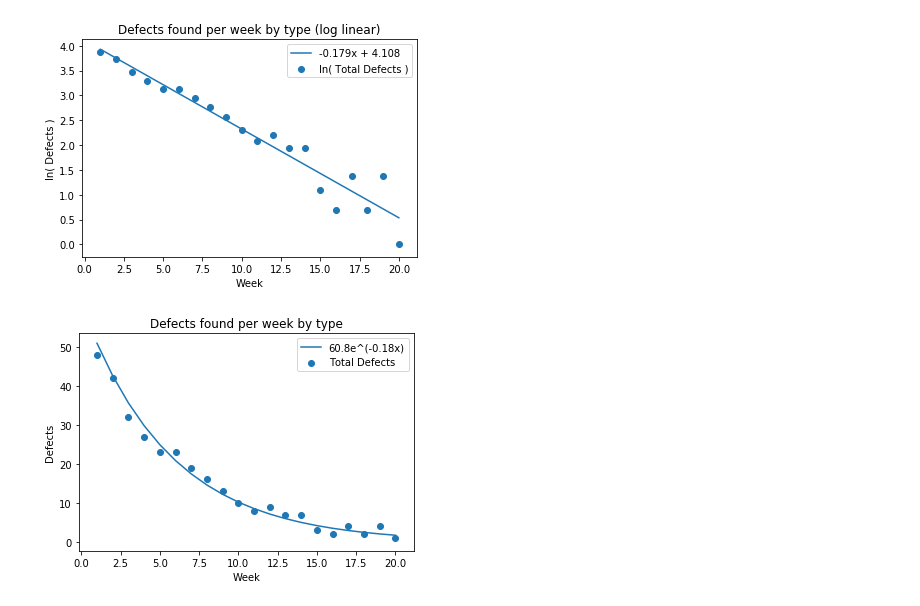
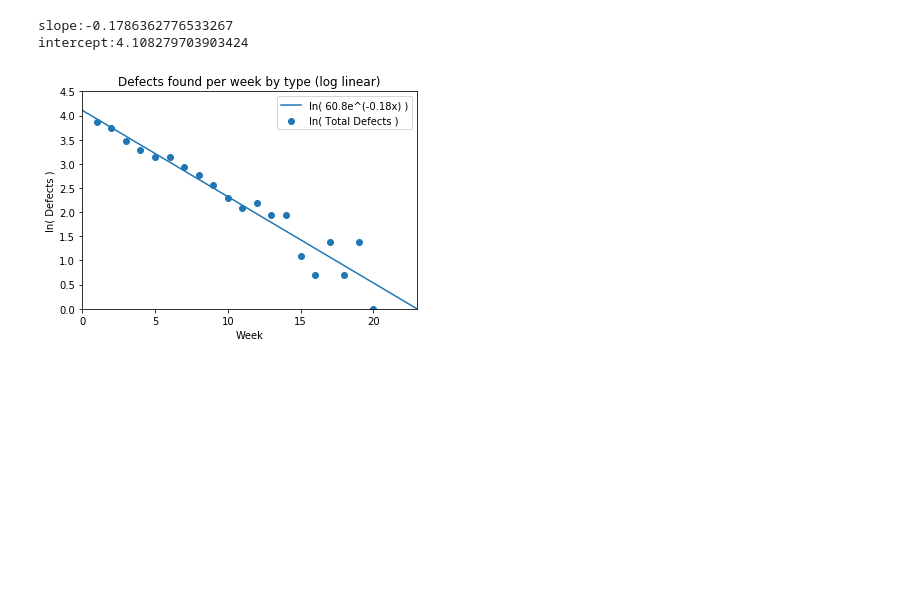
Before and after one commit to Alastairm/cits5502-assignment1, a Jupyter notebook: py/Notebook.ipynb, the cells around one changed output. Drawn from its saved outputs; the diff is of its cells as text; code cells hidden in the pictures; blank space fills up the shorter version.

```diff
--- a/py/Notebook.ipynb
+++ b/py/Notebook.ipynb
@@ -1,16 +0,0 @@
-# %%
-import matplotlib.pyplot as plt
-import numpy as np
-import pandas as pd
-from scipy import stats
-
-
-data = pd.read_csv('./data.csv')
-
-x = data['Week'].values
-hb = data['HB'].values
-hs = data['HS'].values
-eb = data['EB'].values
-es = data['ES'].values
-total = data['Total'].values
-print(data)
@@ -55,45 +171,33 @@ stacked_histogram()
 # %%
 
-def log_lin_plot(x, y):
+def log_linear_plot(x, y, offset=None):
+
+    # Apply log to total
+    y = np.log(y)
+
     # Perform linear regression
     slope, intercept, r_value, p_value, std_err = stats.linregress(x,y)
     y_reg = lambda x : slope * x + intercept
+    print(f"slope:{slope}\nintercept:{intercept}")
 
     # Plot points
-
     plt.figure()
 
-    plt.plot(x, y_reg(x))
+    x_reg = np.append([0], np.append(x, [25])) # Extend regression line beyon graph bounds
+    plt.plot(x_reg, y_reg(x_reg))
     plt.scatter(x, y)
     # Graph labels
     plt.title('Defects found per week by type (log linear)')
     plt.ylabel('ln( Defects )')
     plt.xlabel('Week')
-    plt.legend((f'{slope:.3f}x + {intercept:.3f}', 'ln( Total Defects )'))
+    plt.legend((f'ln( {np.e ** intercept:2.1f}e^({slope:1.2f}x) )', 'ln( Total Defects )'))
+    plt.xticks([0,5,10,15,20])
+    plt.xlim((0,23))
+    plt.ylim((0, 4.5))
     plt.show()
 
-log_lin_plot(x, np.log(total))
-
-
-def log_plot(x, y):
-    # Perform linear regression
-    slope, intercept, r_value, p_value, std_err = stats.linregress(x,y)
-    y_reg = lambda x : slope * x + intercept
-
-    # Plot points
-
-    plt.figure()
-    plt.plot(x, np.e ** y_reg(x))
-    plt.scatter(x, np.e ** y)
-    # Graph labels
-    plt.title('Defects found per week by type')
-    plt.ylabel('Defects')
-    plt.xlabel('Week')
-    plt.legend((f'{np.e ** intercept:.1f}e^({slope:.2f}x)', 'Total Defects'))
-
-    plt.show()
-
-log_plot(x, np.log(total))
+log_linear_plot(w, total)
 # %% [output]
+slope:-0.1786362776533267
+intercept:4.108279703903424
-[figure, old version]
+[figure, new version]
-[figure, removed]
```
Also changed, not shown: parts of 9 cells of this notebook, 2 other files.
